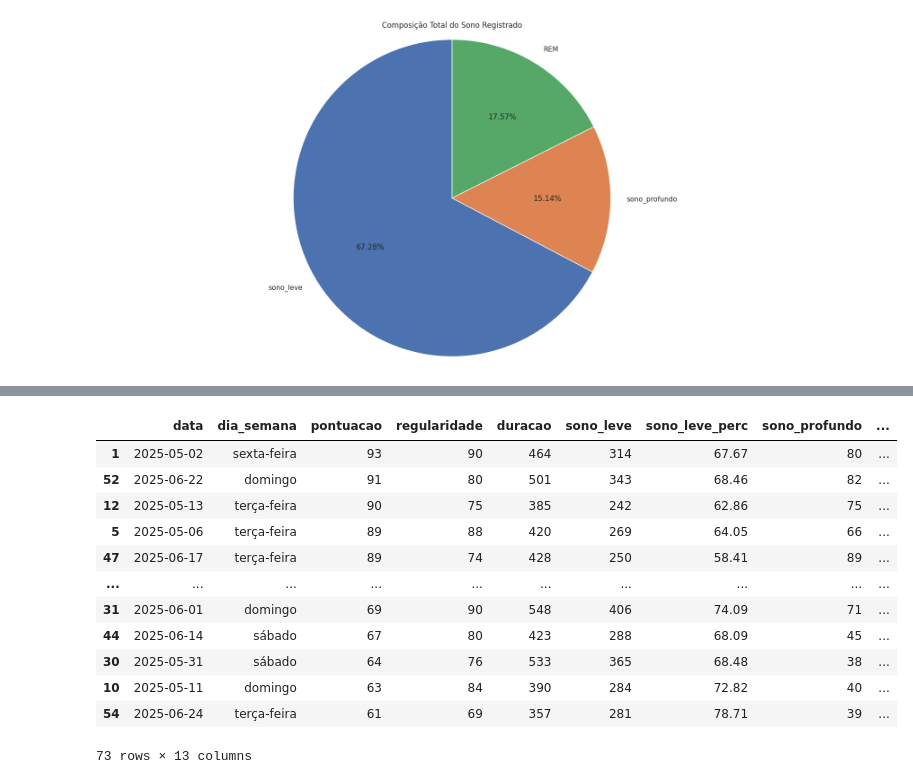
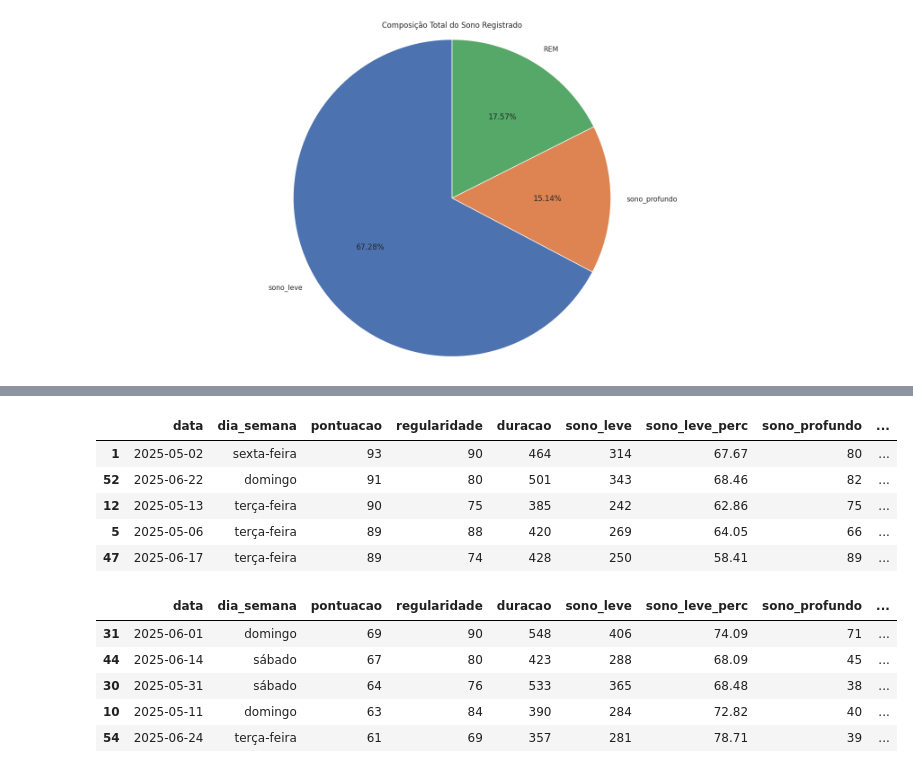
Before and after one commit to kylesonev/sleep_analysis, a Jupyter notebook: notebook/02_eda.ipynb, the cells around one changed output, grey strips where cells are left out. Cells and saved outputs as stored; diff of their text form; code cells hidden in the pictures.

```diff
--- a/notebook/02_eda.ipynb
+++ b/notebook/02_eda.ipynb
@@ -275,18 +280,23 @@ plt.show()
 # media_domingo = np.mean(domingo)
 # %%
 data_ordenado = data.sort_values(by="pontuacao", ascending=False)
-data_ordenado
+primeiros = data_ordenado.head()
+ultimos = data_ordenado.tail()
-# %% [output]
-|  | data | dia_semana | pontuacao | regularidade | duracao | sono_leve | sono_leve_perc | sono_profundo | ... |
-| 1 | 2025-05-02 | sexta-feira | 93 | 90 | 464 | 314 | 67.67 | 80 | ... |
-| 52 | 2025-06-22 | domingo | 91 | 80 | 501 | 343 | 68.46 | 82 | ... |
-| 12 | 2025-05-13 | terça-feira | 90 | 75 | 385 | 242 | 62.86 | 75 | ... |
-| 5 | 2025-05-06 | terça-feira | 89 | 88 | 420 | 269 | 64.05 | 66 | ... |
-| 47 | 2025-06-17 | terça-feira | 89 | 74 | 428 | 250 | 58.41 | 89 | ... |
-| ... | ... | ... | ... | ... | ... | ... | ... | ... | ... |
-| 31 | 2025-06-01 | domingo | 69 | 90 | 548 | 406 | 74.09 | 71 | ... |
-| 44 | 2025-06-14 | sábado | 67 | 80 | 423 | 288 | 68.09 | 45 | ... |
-| 30 | 2025-05-31 | sábado | 64 | 76 | 533 | 365 | 68.48 | 38 | ... |
-| 10 | 2025-05-11 | domingo | 63 | 84 | 390 | 284 | 72.82 | 40 | ... |
-| 54 | 2025-06-24 | terça-feira | 61 | 69 | 357 | 281 | 78.71 | 39 | ... |
-73 rows × 13 columns
+# %%
+primeiros
+# %% [output]
+|  | data | dia_semana | pontuacao | regularidade | duracao | sono_leve | sono_leve_perc | sono_profundo | ... |
+| 1 | 2025-05-02 | sexta-feira | 93 | 90 | 464 | 314 | 67.67 | 80 | ... |
+| 52 | 2025-06-22 | domingo | 91 | 80 | 501 | 343 | 68.46 | 82 | ... |
+| 12 | 2025-05-13 | terça-feira | 90 | 75 | 385 | 242 | 62.86 | 75 | ... |
+| 5 | 2025-05-06 | terça-feira | 89 | 88 | 420 | 269 | 64.05 | 66 | ... |
+| 47 | 2025-06-17 | terça-feira | 89 | 74 | 428 | 250 | 58.41 | 89 | ... |
+# %%
+ultimos
+# %% [output]
+|  | data | dia_semana | pontuacao | regularidade | duracao | sono_leve | sono_leve_perc | sono_profundo | ... |
+| 31 | 2025-06-01 | domingo | 69 | 90 | 548 | 406 | 74.09 | 71 | ... |
+| 44 | 2025-06-14 | sábado | 67 | 80 | 423 | 288 | 68.09 | 45 | ... |
+| 30 | 2025-05-31 | sábado | 64 | 76 | 533 | 365 | 68.48 | 38 | ... |
+| 10 | 2025-05-11 | domingo | 63 | 84 | 390 | 284 | 72.82 | 40 | ... |
+| 54 | 2025-06-24 | terça-feira | 61 | 69 | 357 | 281 | 78.71 | 39 | ... |
```
Also changed, not shown: parts of 5 cells of this notebook.
